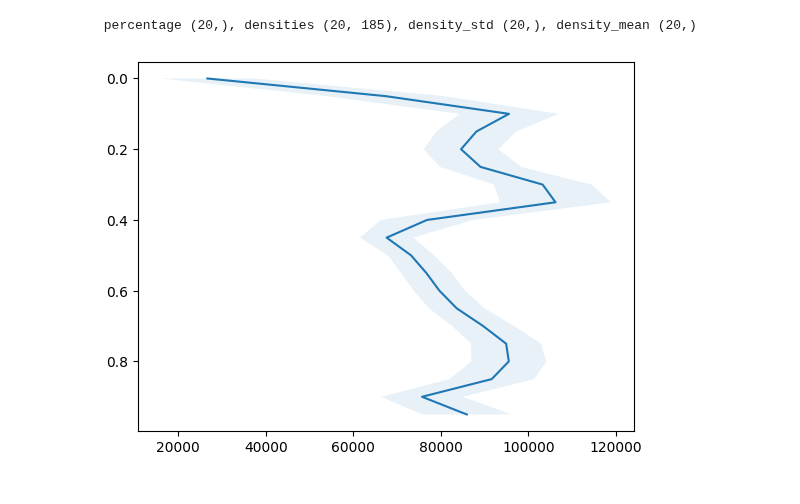
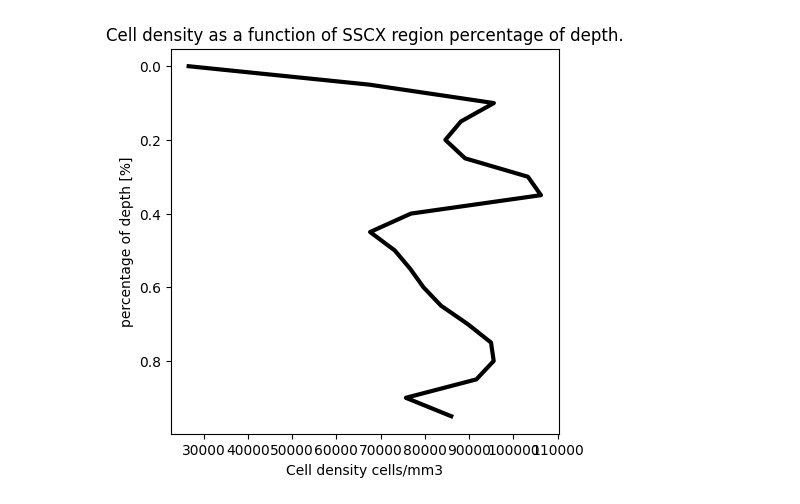
Before and after one commit to jacquemi-bbp/rat_sscx_nissl_analysis, a Jupyter notebook: Notebooks/cells densitiy.ipynb, the cells around one changed output. Drawn from its saved outputs; the diff is of its cells as text; code cells hidden in the pictures.

Commit message:
Improve density figures

```diff
--- a/Notebooks/cells densitiy.ipynb
+++ b/Notebooks/cells densitiy.ipynb
@@ -45,29 +74,3 @@ def plot(df, title, display_legend=False):
         for i in range(1):
             lgnd.legendHandles[i]._sizes = [5]
             lgnd.legendHandles[i]._alpha = 1
-# %%
-def concate_density_dataframes(df_directory_path, std_dev_factor = 1):
-    """
-    conctact dataframe locatated in a directory and filter the density value with std_dev_factor
-    """
-    df = pd.DataFrame()
-    densities = []
-
-    file_list = glob.glob(df_directory_path)
-    for file in file_list:
-        df_image = pd.read_csv(file, index_col=0)
-        densities.append(df_image.densities)
-
-    densities_mean = np.mean(densities)
-    std_dev = np.std(densities) * 1
-    print(densities_mean, std_dev)
-    df = pd.DataFrame()
-    frames = []
-    for file in file_list:
-        df_image = pd.read_csv(file, index_col=0)
-        if np.mean(df_image.densities) < std_dev:
-            print(np.unique(df_image.image))
-        else:
-            frames.append(df_image)
-
-    return pd.concat(frames)
@@ -74,2 +114,12 @@ def concate_density_dataframes(df_directory_path, std_dev_factor = 1):
+# %%
+def dataframe_to_array(dataframe):
+    # compute the average cell density
+    densities = []
+    for image in np.unique(dataframe.image):
+        image_data = dataframe[dataframe['image']==image].to_numpy()[:,[1,2]]
+        densities.append(image_data)
+    return  np.array(densities, dtype=np.float32)
 # %%
-df = concate_density_dataframes('/gpfs/bbp.cscs.ch/project/proj53/CellDensitiesProject/Production/2024/Density/01242024/Per_percentage//*.csv')
+per_percentage_path = '/gpfs/bbp.cscs.ch/project/proj53/CellDensitiesProject/Production/2024/Density/01242024/Per_percentage/'
+file_list = glob.glob(per_percentage_path + '*.csv')
+density_df = concate_density_dataframes(file_list)
@@ -95,5 +126,5 @@ def plot_mean_and_std_dev(_df):
-# %%
-plot_mean_and_std_dev(df)
-# %% [output]
- percentage (20,), densities (20, 185), density_std (20,), density_mean (20,)
-[figure, removed]
+# %%
+data = dataframe_to_array(density_df)
+plot(data, 'Cell density as a function of SSCX region percentage of depth.')
+# %% [output]
+[figure, added]
```
Also changed, not shown: parts of 18 cells of this notebook.
